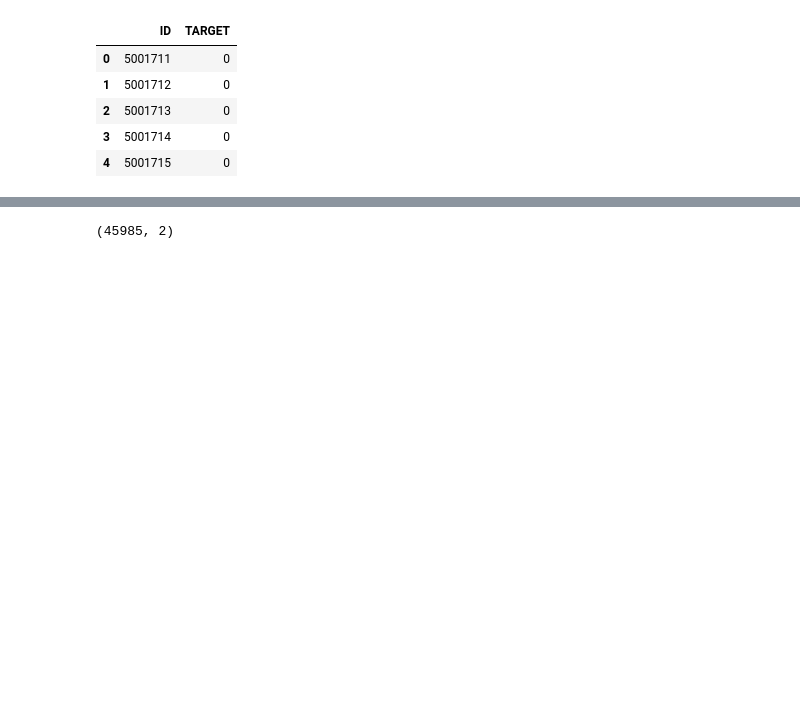
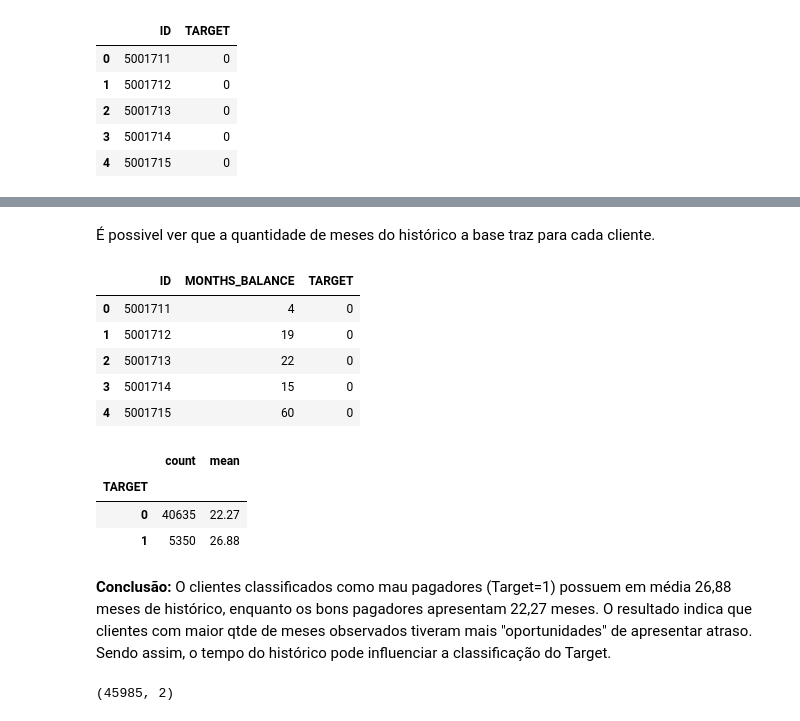
Before and after one commit to marciapaulasv-coder/TechChalenge, a Jupyter notebook: 01_eda.ipynb, the cells around one changed output, grey strips where cells are left out. Saved outputs shown, nothing was run; the diff lists cells and outputs as text; code cells hidden in the pictures; blank space fills up the shorter version.

```diff
--- a/01_eda.ipynb
+++ b/01_eda.ipynb
@@ -258,3 +260,5 @@ target_cliente.head()
 | 2 | 5001713 | 0 |
 | 3 | 5001714 | 0 |
 | 4 | 5001715 | 0 |
+# %%
+historico_clientes = (CR.groupby('ID')['MONTHS_BALANCE'].count()).reset_index()
@@ -261,3 +274,25 @@ target_cliente.head()
+# %% [markdown]
+É possivel ver que a quantidade de meses do histórico a base traz para cada cliente.
+# %%
+historico_target = historico_clientes.merge(target_cliente, on='ID', how='inner')
+
+historico_target.head()
+# %% [output]
+|  | ID | MONTHS_BALANCE | TARGET |
+| 0 | 5001711 | 4 | 0 |
+| 1 | 5001712 | 19 | 0 |
+| 2 | 5001713 | 22 | 0 |
+| 3 | 5001714 | 15 | 0 |
+| 4 | 5001715 | 60 | 0 |
+# %%
+historico_target.groupby('TARGET')['MONTHS_BALANCE'].agg(['count', 'mean']).round(2)
+# %% [output]
+|  | count | mean |
+| TARGET |  |  |
+| 0 | 40635 | 22.27 |
+| 1 | 5350 | 26.88 |
+# %% [markdown]
+**Conclusão:** O clientes classificados como mau pagadores (Target=1) possuem em média 26,88 meses de histórico, enquanto os bons pagadores apresentam 22,27 meses. O resultado indica que clientes com maior qtde de meses observados tiveram mais "oportunidades" de apresentar atraso. Sendo assim, o tempo do histórico pode influenciar a classificação do Target.
 # %%
 target_cliente.shape
 # %% [output]
```
Also changed, not shown: parts of 11 cells of this notebook.
